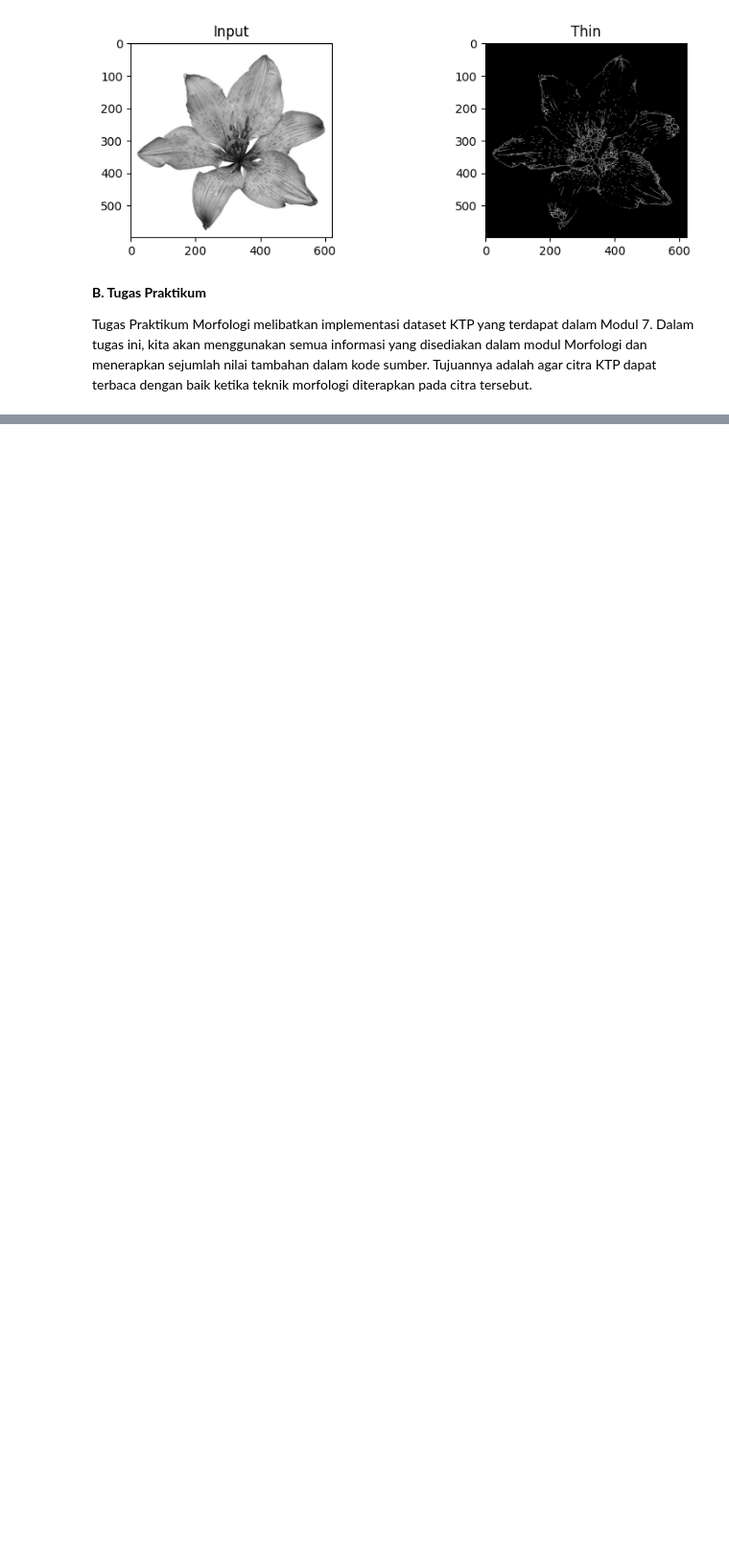
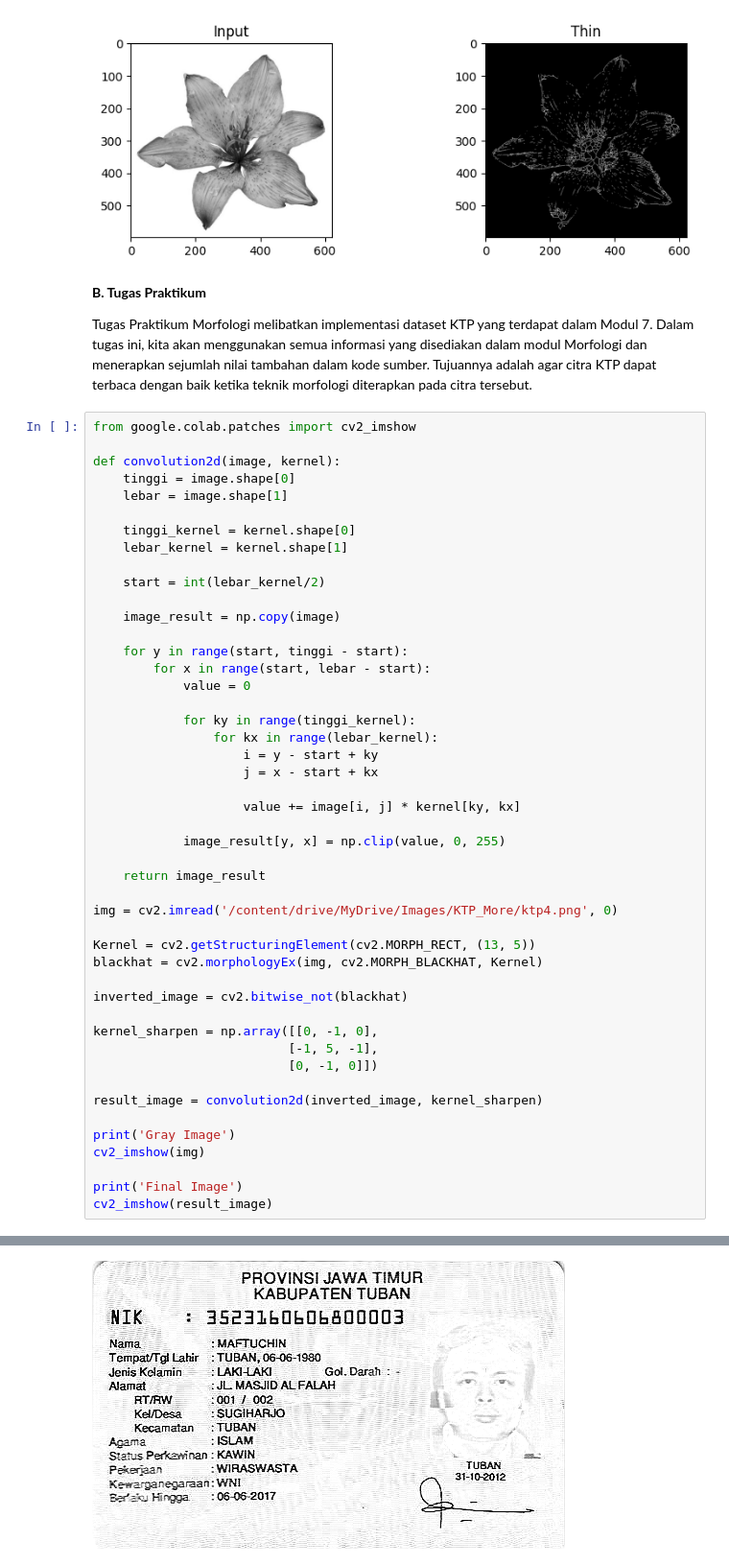
Before and after one commit to Raden616Rizki/PCVK_Ganjil_2023, a Jupyter notebook: Week8.ipynb, the cells around one changed output, grey strips where cells are left out. Shown at 96% size. Saved outputs shown, nothing was run; the diff lists cells and outputs as text; blank space fills up the shorter version.

```diff
--- a/Week8.ipynb
+++ b/Week8.ipynb
@@ -594,3 +594,51 @@ plt.show()
 **B. Tugas Praktikum**
 
 Tugas Praktikum Morfologi melibatkan implementasi dataset KTP yang terdapat dalam Modul 7. Dalam tugas ini, kita akan menggunakan semua informasi yang disediakan dalam modul Morfologi dan menerapkan sejumlah nilai tambahan dalam kode sumber. Tujuannya adalah agar citra KTP dapat terbaca dengan baik ketika teknik morfologi diterapkan pada citra tersebut.
+# %%
+from google.colab.patches import cv2_imshow
+
+def convolution2d(image, kernel):
+    tinggi = image.shape[0]
+    lebar = image.shape[1]
+
+    tinggi_kernel = kernel.shape[0]
+    lebar_kernel = kernel.shape[1]
+
+    start = int(lebar_kernel/2)
+
+    image_result = np.copy(image)
+
+    for y in range(start, tinggi - start):
+        for x in range(start, lebar - start):
+            value = 0
+
+            for ky in range(tinggi_kernel):
+                for kx in range(lebar_kernel):
+                    i = y - start + ky
+                    j = x - start + kx
+
+                    value += image[i, j] * kernel[ky, kx]
+
+            image_result[y, x] = np.clip(value, 0, 255)
+
+    return image_result
+
+img = cv2.imread('/content/drive/MyDrive/Images/KTP_More/ktp4.png', 0)
+
+Kernel = cv2.getStructuringElement(cv2.MORPH_RECT, (13, 5))
+blackhat = cv2.morphologyEx(img, cv2.MORPH_BLACKHAT, Kernel)
+
+inverted_image = cv2.bitwise_not(blackhat)
+
+kernel_sharpen = np.array([[0, -1, 0],
+                          [-1, 5, -1],
+                          [0, -1, 0]])
+
+result_image = convolution2d(inverted_image, kernel_sharpen)
+
+print('Gray Image')
+cv2_imshow(img)
+
+print('Final Image')
+cv2_imshow(result_image)
+# %% [output]
@@ -597 +648,2 @@ Tugas Praktikum Morfologi melibatkan implementasi dataset KTP yang terdapat dala
+[figure, added]
 # %%
```
Also changed, not shown: parts of 4 cells of this notebook.
